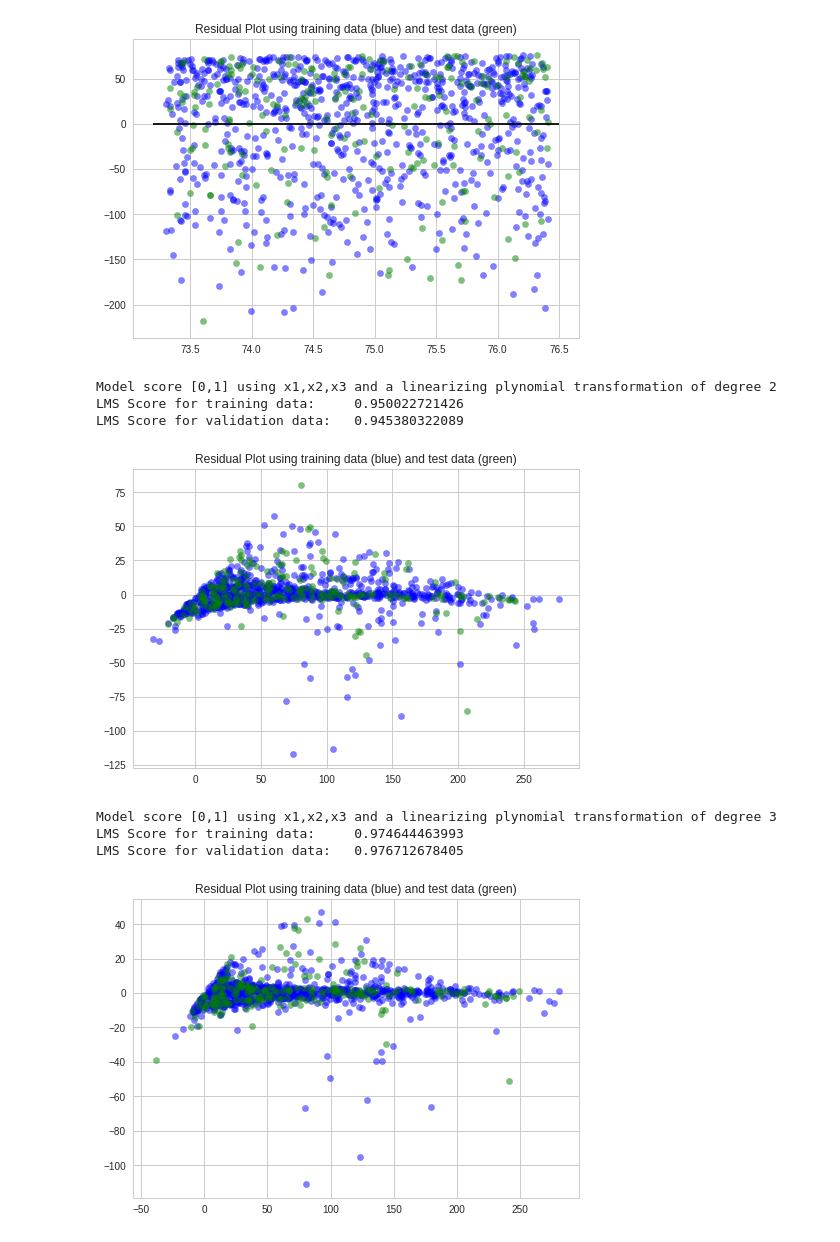
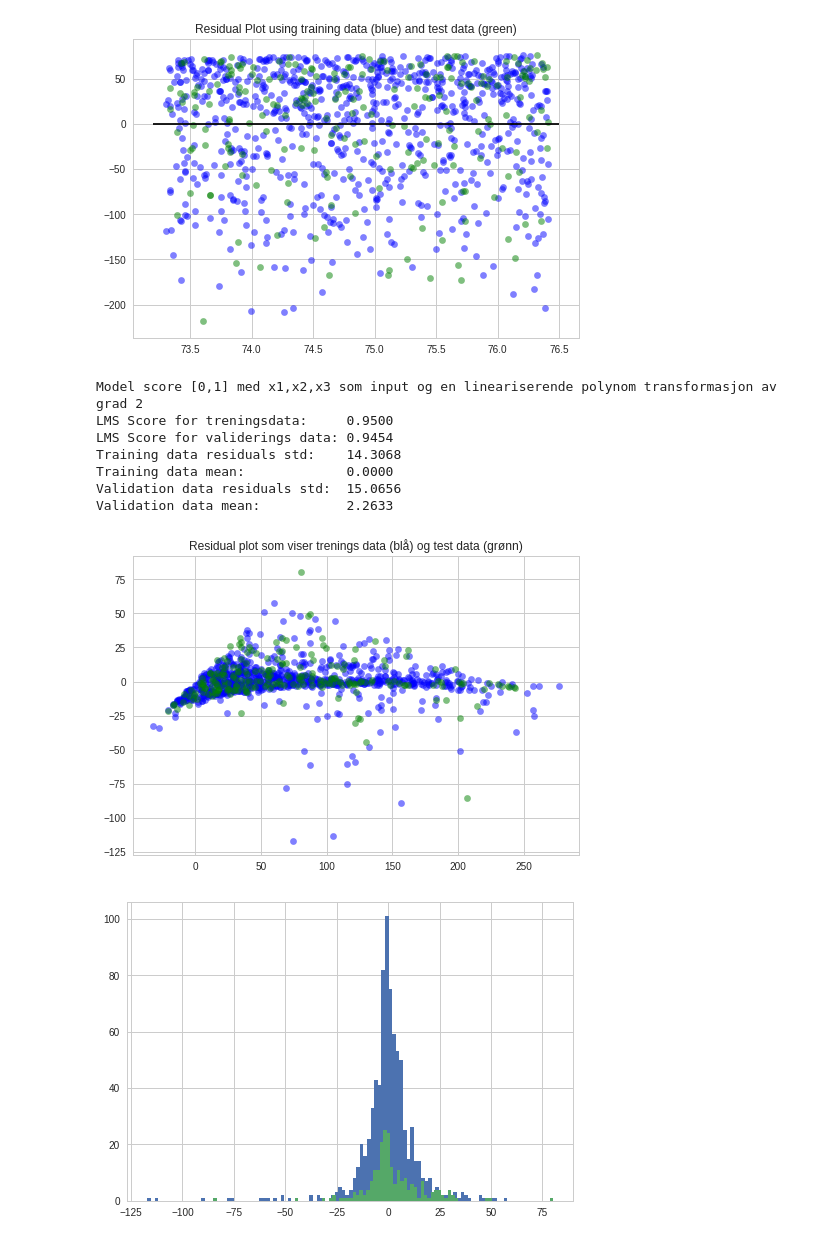
Before and after one commit to perthi/deep-learning, a Jupyter notebook: may.12th.ipynb, the cells around one changed output. Saved outputs shown, nothing was run; the diff lists cells and outputs as text; code cells hidden in the pictures.

Commit message:
Added histograms for residues

```diff
--- a/may.12th.ipynb
+++ b/may.12th.ipynb
@@ -286,33 +286,51 @@ LMS Score for validation data:   -0.00138585960231
 # %%
 from sklearn.preprocessing import PolynomialFeatures
 from sklearn import linear_model
+import matplotlib.pyplot as plt
+from decimal import *
 
-def fit_poly(deg):
+getcontext().prec = 6
+
+def fit_poly(deg, nbins=100):
+    getcontext().prec = 5
     poly = PolynomialFeatures(degree=deg)
     X_train = poly.fit_transform(x1x2x3_train, (1,2,3))
     X_val   = poly.fit_transform(x1x2x3_val, (1,2,3))
     clf = linear_model.LinearRegression()
     lf = linear_model.LinearRegression()
     clf.fit(X_train, y_train )
-    plt.scatter(clf.predict(X_train), clf.predict(X_train) - y_train, c='b', s=40, alpha=0.5)
-    plt.scatter(clf.predict(X_val), clf.predict(X_val) - y_val, c='g', s=40, alpha=0.5)
+    res_train =  clf.predict(X_train) - y_train
+    res_val = clf.predict(X_val) - y_val
+    plt.subplot(111)
+    plt.scatter(clf.predict(X_train), res_train, c='b', s=40, alpha=0.5)
+    plt.scatter(clf.predict(X_val), res_val, c='g', s=40, alpha=0.5)
     #plt.hlines(y=0, xmin=-130, xmax=210)
-    plt.title('Residual Plot using training data (blue) and test data (green)')
-    print ("Model score [0,1] using x1,x2,x3 and a linearizing plynomial transformation of degree", deg)
-    print ("LMS Score for training data:\t", clf.score(X_train, y_train ))
-    print ("LMS Score for validation data:\t", clf.score(X_val, y_val ))
+    plt.figure(1)
+    plt.title('Residual plot som viser trenings data (blå) og test data (grønn)')
+    print ("Model score [0,1] med x1,x2,x3 som input og en lineariserende polynom transformasjon av grad", deg)
+    print ("LMS Score for treningsdata:\t%0.4f" % clf.score(X_train, y_train ))
+    print ("LMS Score for validerings data:\t%0.4f" % clf.score(X_val, y_val ))
+    plt.figure(2)
+    plt.hist(res_train, bins=nbins)
+    print("Training data residuals std:\t%0.4f" % np.std(res_train))
+    print("Training data mean:\t\t%0.4f" % np.mean(res_train))
+    print("Validation data residuals std:\t%0.4f" % np.std(res_val))
+    print("Validation data mean:\t\t%0.4f" % np.mean(res_val))
+  #  plt.figure(3)
+    plt.hist(res_val, bins=nbins)
     plt.show()
-# %%
-fit_poly(2)
-# %% [output]
-Model score [0,1] using x1,x2,x3 and a linearizing plynomial transformation of degree 2
-LMS Score for training data:     0.950022721426
-LMS Score for validation data:   0.945380322089
-[figure, removed]
+# %%
+getcontext().prec = 6
+fit_poly(2)
+# %% [output]
+Model score [0,1] med x1,x2,x3 som input og en lineariserende polynom transformasjon av grad 2
+LMS Score for treningsdata:     0.9500
+LMS Score for validerings data: 0.9454
+Training data residuals std:    14.3068
+Training data mean:             0.0000
+Validation data residuals std:  15.0656
+Validation data mean:           2.2633
+[figure, added]
+[figure, added]
 # %%
 fit_poly(3)
-# %% [output]
-Model score [0,1] using x1,x2,x3 and a linearizing plynomial transformation of degree 3
-LMS Score for training data:     0.974644463993
-LMS Score for validation data:   0.976712678405
-[figure, removed]
```
Also changed, not shown: parts of 9 cells of this notebook.
